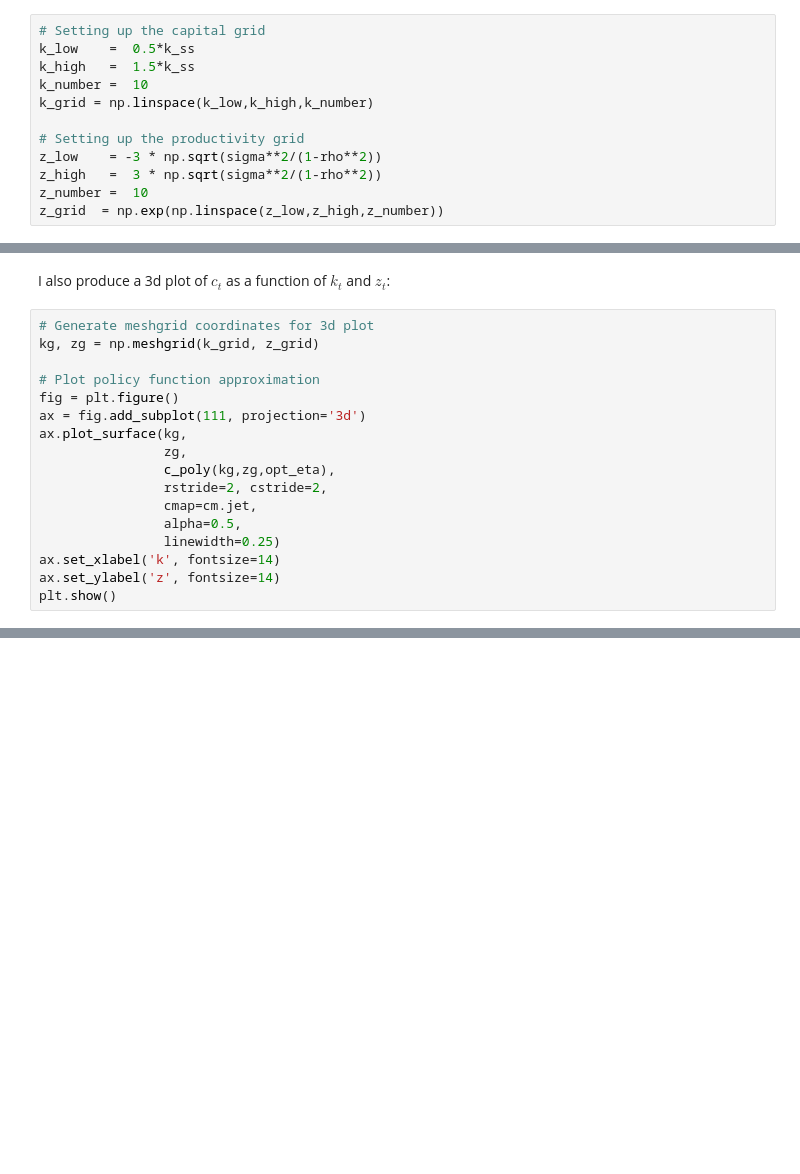
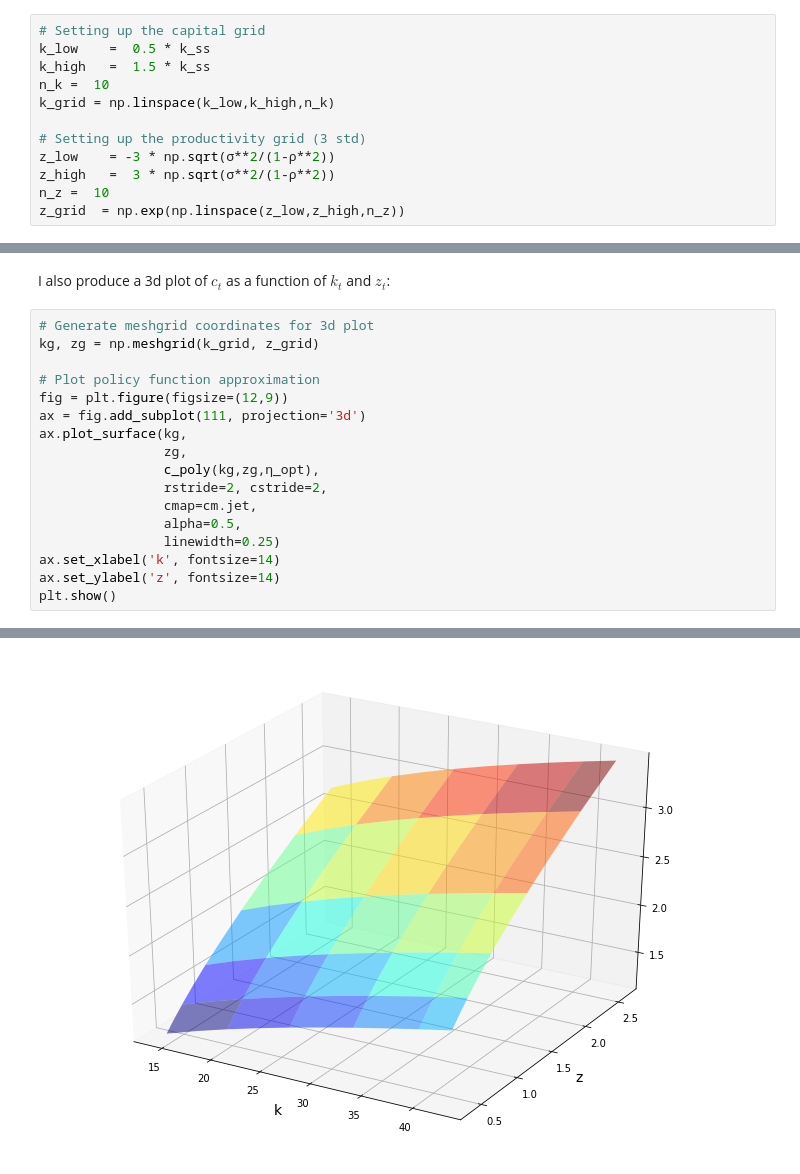
Before and after one commit to maitlahcen/Projection, a Jupyter notebook: projection_ncgm.ipynb, the cells around one changed output, grey strips where cells are left out. Saved outputs shown, nothing was run; the diff lists cells and outputs as text; blank space fills up the shorter version.

```diff
--- a/projection_ncgm.ipynb
+++ b/projection_ncgm.ipynb
@@ -133,16 +143,16 @@ k_ss = (beta*alpha/(1-beta*(1-delta)))**(1/(1-alpha))
 Next, we set up grids for the two state variables: $k$ and $z$. The grid for capital will be centered around $k_{SS}$ and the grid for $z_t$ will be centered around its unconditional mean:
 # %%
 # Setting up the capital grid
-k_low    =  0.5*k_ss
-k_high   =  1.5*k_ss
-k_number =  10
-k_grid = np.linspace(k_low,k_high,k_number)
+k_low    =  0.5 * k_ss
+k_high   =  1.5 * k_ss
+n_k =  10
+k_grid = np.linspace(k_low,k_high,n_k)
 
-# Setting up the productivity grid
-z_low    = -3 * np.sqrt(sigma**2/(1-rho**2))
-z_high   =  3 * np.sqrt(sigma**2/(1-rho**2))
-z_number =  10
-z_grid  = np.exp(np.linspace(z_low,z_high,z_number))
+# Setting up the productivity grid (3 std)
+z_low    = -3 * np.sqrt(σ**2/(1-ρ**2))
+z_high   =  3 * np.sqrt(σ**2/(1-ρ**2))
+n_z =  10
+z_grid  = np.exp(np.linspace(z_low,z_high,n_z))
 # %% [markdown]
 In order to compute the expectation term, we use numerical integration and in particular the [Gauss-Hermite quadrature](https://en.wikipedia.org/wiki/Gauss%E2%80%93Hermite_quadrature). We simply choose the number of nodes and then use the Numpy function `hermgauss` to generate the nodes and weights as follows:
 # %%
@@ -190,11 +197,11 @@ I also produce a 3d plot of $c_t$ as a function of $k_t$ and $z_t$:
 kg, zg = np.meshgrid(k_grid, z_grid)
 
 # Plot policy function approximation
-fig = plt.figure()
+fig = plt.figure(figsize=(12,9))
 ax = fig.add_subplot(111, projection='3d')
 ax.plot_surface(kg,
                 zg,
-                c_poly(kg,zg,opt_eta),
+                c_poly(kg,zg,η_opt),
                 rstride=2, cstride=2,
                 cmap=cm.jet,
                 alpha=0.5,
@@ -207,0 +213 @@ plt.show()
+[figure, added]
```
Also changed, not shown: parts of 13 cells of this notebook, 2 other files.
